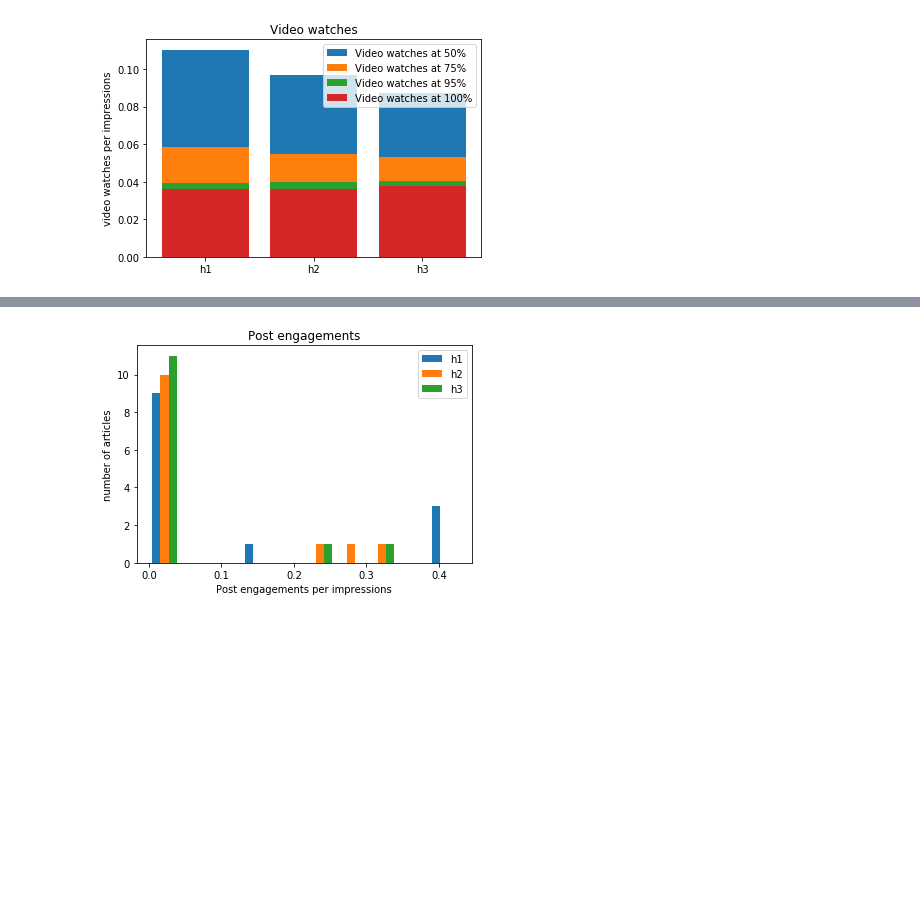
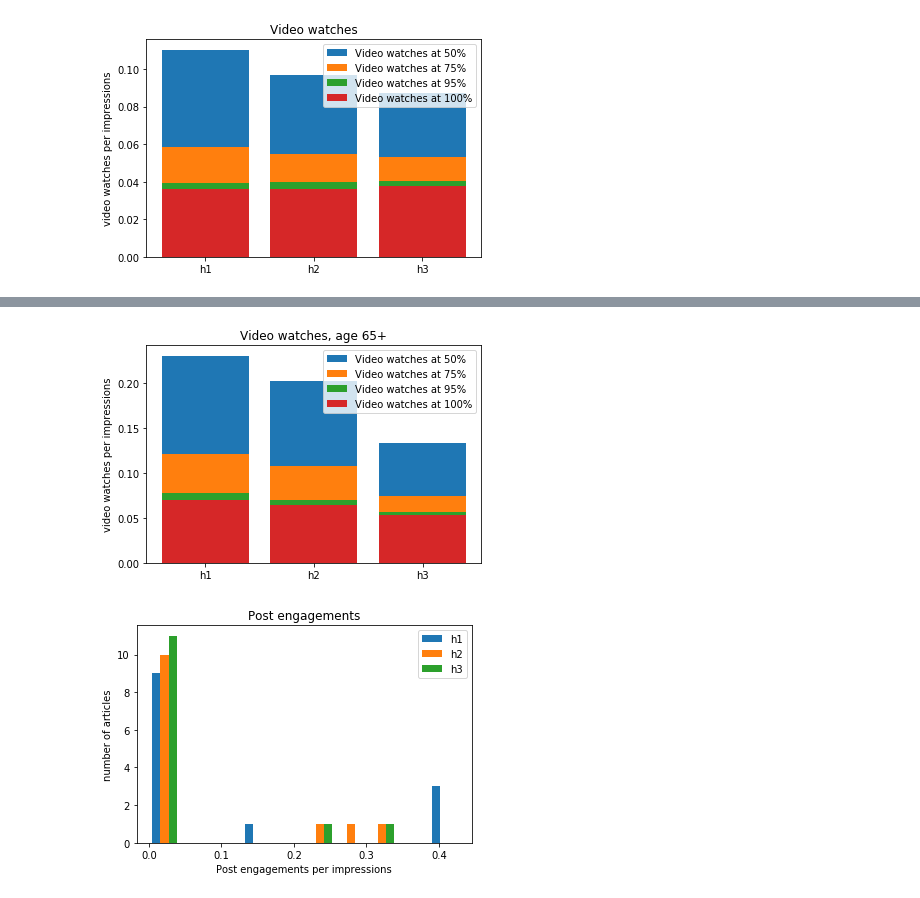
Before and after one commit to katrinrohrb/PIVOT, a Jupyter notebook: Pivot_H1-H3_Data_Analysis.ipynb, the cells around one changed output, grey strips where cells are left out. Cells and saved outputs as stored; diff of their text form; code cells hidden in the pictures; blank space fills up the shorter version.

```diff
--- a/Pivot_H1-H3_Data_Analysis.ipynb
+++ b/Pivot_H1-H3_Data_Analysis.ipynb
@@ -95,3 +118,11 @@ plt.savefig("videowatches.png")
+# %%
+columns = ['Video watches at 50%',
+       'Video watches at 75%', 'Video watches at 95%', 'Video watches at 100%']
+selection={'is_video':True, "age":"65+"}
+kp.make_multi_barchart(data, columns, selection, title="Video watches, age 65+")
+plt.savefig("videowatches.png")
+# %% [output]
+[figure, added]
 # %%
 kp.make_multi_histogram(data, "Post engagements")
 plt.savefig("post_engagements_histogram.png")
```
Also changed, not shown: parts of 10 cells of this notebook, 4 other files.
